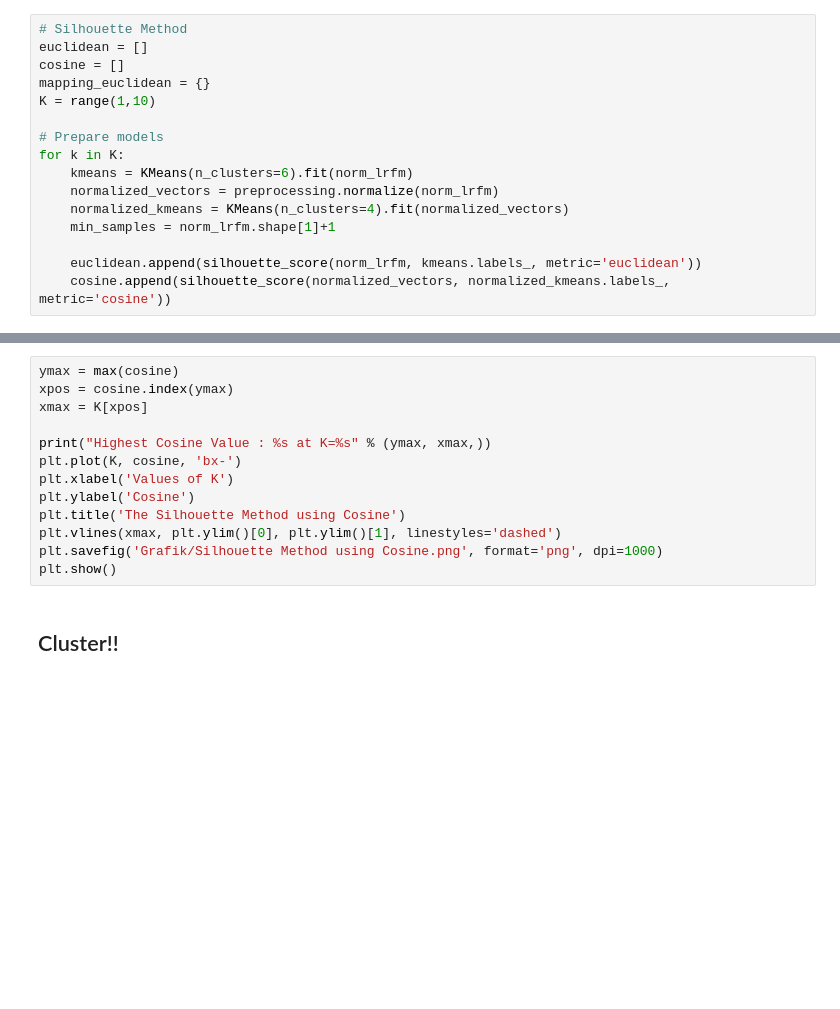
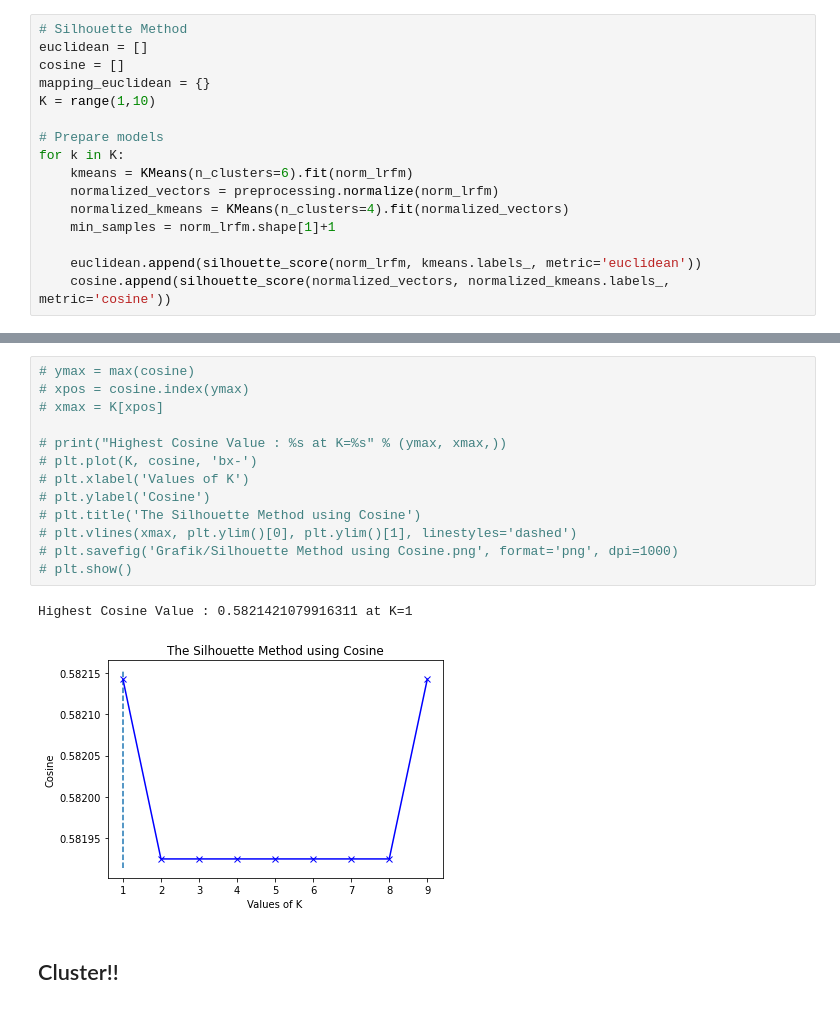
Before and after one commit to hammamnash/LRFM-Kmeans-Clustering, a Jupyter notebook: TA Hammam Clustering.ipynb, the cells around one changed output, grey strips where cells are left out. Cells and saved outputs as stored; diff of their text form; blank space fills up the shorter version.

```diff
--- a/TA Hammam Clustering.ipynb
+++ b/TA Hammam Clustering.ipynb
@@ -323,16 +452,19 @@ plt.show()
 # %%
-ymax = max(cosine)
-xpos = cosine.index(ymax)
-xmax = K[xpos]
+# ymax = max(cosine)
+# xpos = cosine.index(ymax)
+# xmax = K[xpos]
 
-print("Highest Cosine Value : %s at K=%s" % (ymax, xmax,))
-plt.plot(K, cosine, 'bx-')
-plt.xlabel('Values of K')
-plt.ylabel('Cosine')
-plt.title('The Silhouette Method using Cosine')
-plt.vlines(xmax, plt.ylim()[0], plt.ylim()[1], linestyles='dashed')
-plt.savefig('Grafik/Silhouette Method using Cosine.png', format='png', dpi=1000)
-plt.show()
+# print("Highest Cosine Value : %s at K=%s" % (ymax, xmax,))
+# plt.plot(K, cosine, 'bx-')
+# plt.xlabel('Values of K')
+# plt.ylabel('Cosine')
+# plt.title('The Silhouette Method using Cosine')
+# plt.vlines(xmax, plt.ylim()[0], plt.ylim()[1], linestyles='dashed')
+# plt.savefig('Grafik/Silhouette Method using Cosine.png', format='png', dpi=1000)
+# plt.show()
+# %% [output]
+Highest Cosine Value : 0.5821421079916311 at K=1
+[figure, added]
 # %% [markdown]
 ## Cluster!!
 # %%
```
Also changed, not shown: parts of 46 cells of this notebook.
